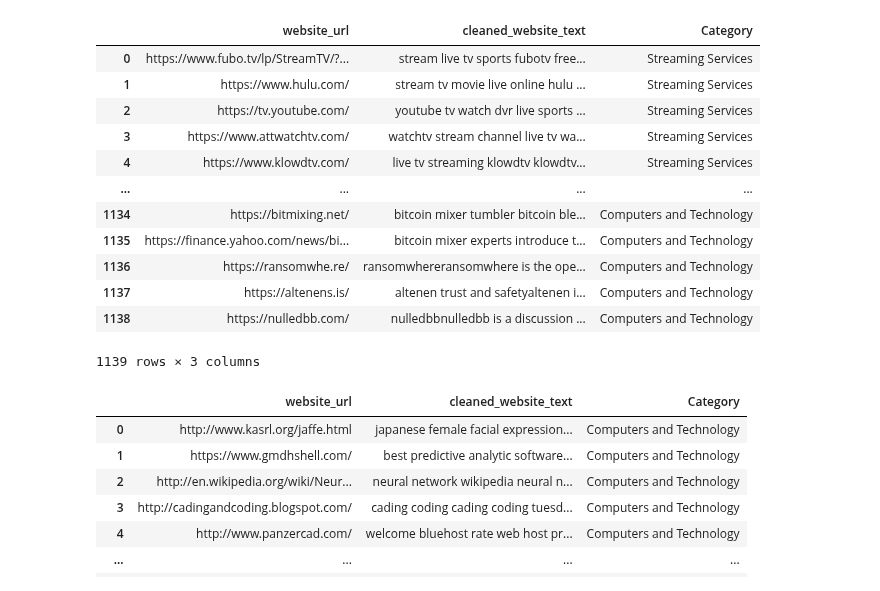
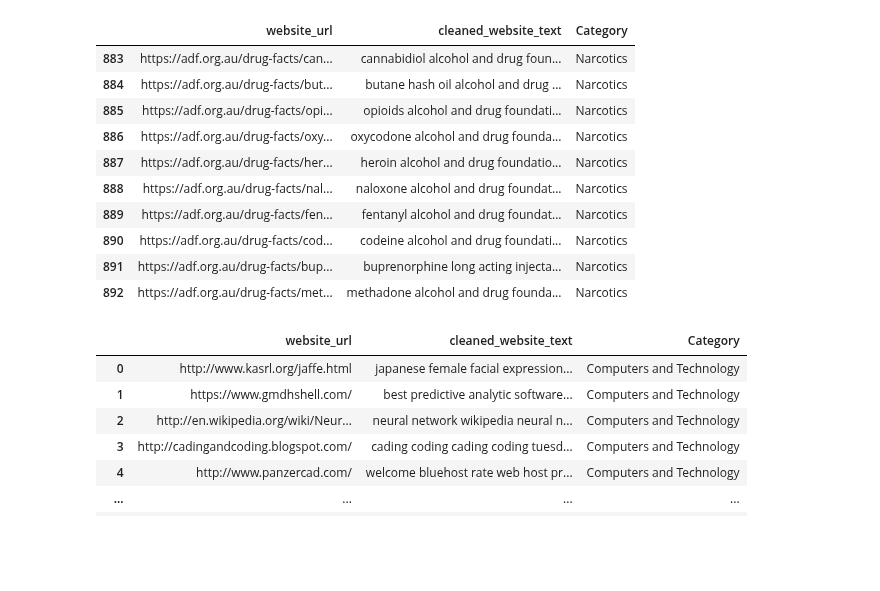
Before and after one commit to Shreyas-hacker/Webpages, a Jupyter notebook: scraping/generate_data.ipynb, the cells around one changed output. Saved outputs shown, nothing was run; the diff lists cells and outputs as text; code cells hidden in the pictures; blank space fills up the shorter version.

```diff
--- a/scraping/generate_data.ipynb
+++ b/scraping/generate_data.ipynb
@@ -11,21 +11,19 @@ import re
 # %%
 pd.set_option('display.max_row', 10)
 df = pd.read_csv('../website_classification.csv')
-df
+df.tail(10)
 # %% [output]
 |  | website_url | cleaned_website_text | Category |
-| 0 | https://www.fubo.tv/lp/StreamTV/?... | stream live tv sports fubotv free... | Streaming Services |
-| 1 | https://www.hulu.com/ | stream tv movie live online hulu ... | Streaming Services |
-| 2 | https://tv.youtube.com/ | youtube tv watch dvr live sports ... | Streaming Services |
-| 3 | https://www.attwatchtv.com/ | watchtv stream channel live tv wa... | Streaming Services |
-| 4 | https://www.klowdtv.com/ | live tv streaming klowdtv klowdtv... | Streaming Services |
-| ... | ... | ... | ... |
-| 1134 | https://bitmixing.net/ | bitcoin mixer tumbler bitcoin ble... | Computers and Technology |
-| 1135 | https://finance.yahoo.com/news/bi... | bitcoin mixer experts introduce t... | Computers and Technology |
-| 1136 | https://ransomwhe.re/ | ransomwhereransomwhere is the ope... | Computers and Technology |
-| 1137 | https://altenens.is/ | altenen trust and safetyaltenen i... | Computers and Technology |
-| 1138 | https://nulledbb.com/ | nulledbbnulledbb is a discussion ... | Computers and Technology |
+| 883 | https://adf.org.au/drug-facts/can... | cannabidiol alcohol and drug foun... | Narcotics |
+| 884 | https://adf.org.au/drug-facts/but... | butane hash oil alcohol and drug ... | Narcotics |
+| 885 | https://adf.org.au/drug-facts/opi... | opioids alcohol and drug foundati... | Narcotics |
+| 886 | https://adf.org.au/drug-facts/oxy... | oxycodone alcohol and drug founda... | Narcotics |
+| 887 | https://adf.org.au/drug-facts/her... | heroin alcohol and drug foundatio... | Narcotics |
+| 888 | https://adf.org.au/drug-facts/nal... | naloxone alcohol and drug foundat... | Narcotics |
+| 889 | https://adf.org.au/drug-facts/fen... | fentanyl alcohol and drug foundat... | Narcotics |
+| 890 | https://adf.org.au/drug-facts/cod... | codeine alcohol and drug foundati... | Narcotics |
+| 891 | https://adf.org.au/drug-facts/bup... | buprenorphine long acting injecta... | Narcotics |
+| 892 | https://adf.org.au/drug-facts/met... | methadone alcohol and drug founda... | Narcotics |
-1139 rows × 3 columns
 # %%
 computers = pd.read_csv('../Hierarchal model/Computer/computer_subcategory_classification.csv')
 computers
```
Also changed, not shown: parts of 6 cells of this notebook, 3 other files.
